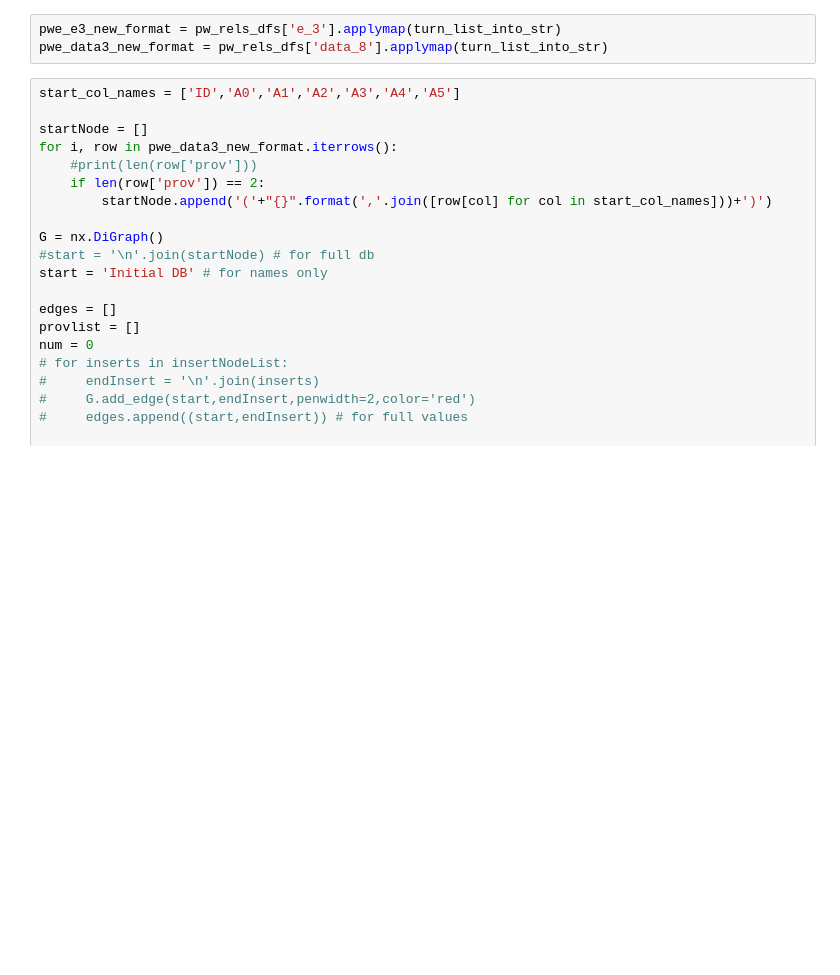
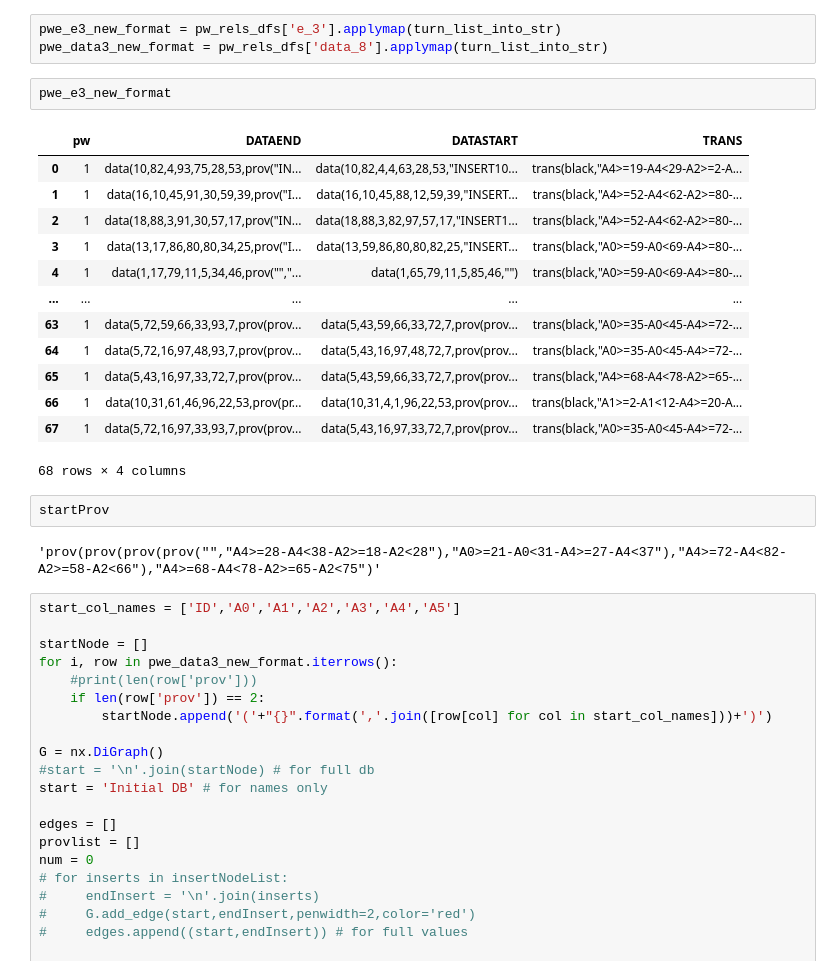
Before and after one commit to mj1e16lsst/abduction, a Jupyter notebook: qfix/qfixTestData-Experiments-30Queries.ipynb, the cells around one changed output. Cells and saved outputs as stored; diff of their text form; blank space fills up the shorter version.

```diff
--- a/qfix/qfixTestData-Experiments-30Queries.ipynb
+++ b/qfix/qfixTestData-Experiments-30Queries.ipynb
@@ -232,6 +244,26 @@ Number of Models: 1
 # %%
 pwe_e3_new_format = pw_rels_dfs['e_3'].applymap(turn_list_into_str)
 pwe_data3_new_format = pw_rels_dfs['data_8'].applymap(turn_list_into_str)
+# %%
+pwe_e3_new_format
+# %% [output]
+|  | pw | DATAEND | DATASTART | TRANS |
+| 0 | 1 | data(10,82,4,93,75,28,53,prov("IN... | data(10,82,4,4,63,28,53,"INSERT10... | trans(black,"A4>=19-A4<29-A2>=2-A... |
+| 1 | 1 | data(16,10,45,91,30,59,39,prov("I... | data(16,10,45,88,12,59,39,"INSERT... | trans(black,"A4>=52-A4<62-A2>=80-... |
+| 2 | 1 | data(18,88,3,91,30,57,17,prov("IN... | data(18,88,3,82,97,57,17,"INSERT1... | trans(black,"A4>=52-A4<62-A2>=80-... |
+| 3 | 1 | data(13,17,86,80,80,34,25,prov("I... | data(13,59,86,80,80,82,25,"INSERT... | trans(black,"A0>=59-A0<69-A4>=80-... |
+| 4 | 1 | data(1,17,79,11,5,34,46,prov("","... | data(1,65,79,11,5,85,46,"") | trans(black,"A0>=59-A0<69-A4>=80-... |
+| ... | ... | ... | ... | ... |
+| 63 | 1 | data(5,72,59,66,33,93,7,prov(prov... | data(5,43,59,66,33,72,7,prov(prov... | trans(black,"A0>=35-A0<45-A4>=72-... |
+| 64 | 1 | data(5,72,16,97,48,93,7,prov(prov... | data(5,43,16,97,48,72,7,prov(prov... | trans(black,"A0>=35-A0<45-A4>=72-... |
+| 65 | 1 | data(5,43,16,97,33,72,7,prov(prov... | data(5,43,59,66,33,72,7,prov(prov... | trans(black,"A4>=68-A4<78-A2>=65-... |
+| 66 | 1 | data(10,31,61,46,96,22,53,prov(pr... | data(10,31,4,1,96,22,53,prov(prov... | trans(black,"A1>=2-A1<12-A4>=20-A... |
+| 67 | 1 | data(5,72,16,97,33,93,7,prov(prov... | data(5,43,16,97,33,72,7,prov(prov... | trans(black,"A0>=35-A0<45-A4>=72-... |
+68 rows × 4 columns
+# %%
+startProv
+# %% [output]
+'prov(prov(prov(prov("","A4>=28-A4<38-A2>=18-A2<28"),"A0>=21-A0<31-A4>=27-A4<37"),"A4>=72-A4<82-A2>=58-A2<66"),"A4>=68-A4<78-A2>=65-A2<75")'
 # %%
 start_col_names = ['ID','A0','A1','A2','A3','A4','A5']
 
```
Also changed, not shown: parts of 2 cells of this notebook, 3 other files.
